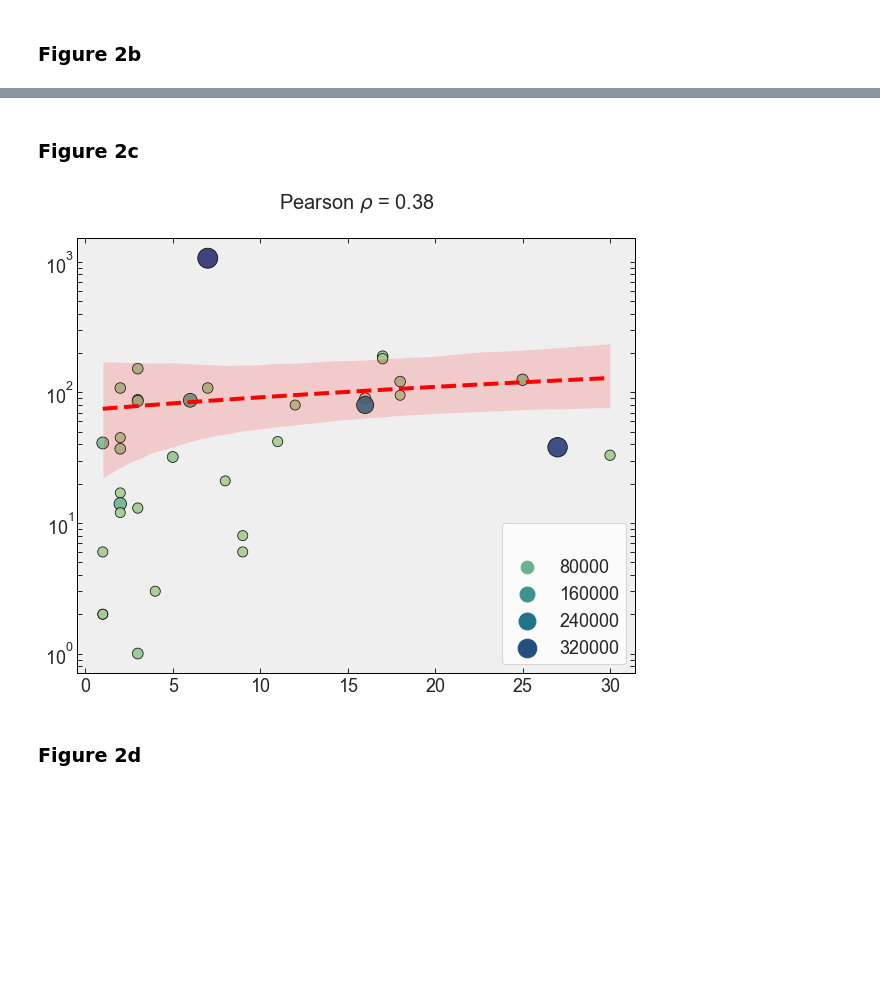
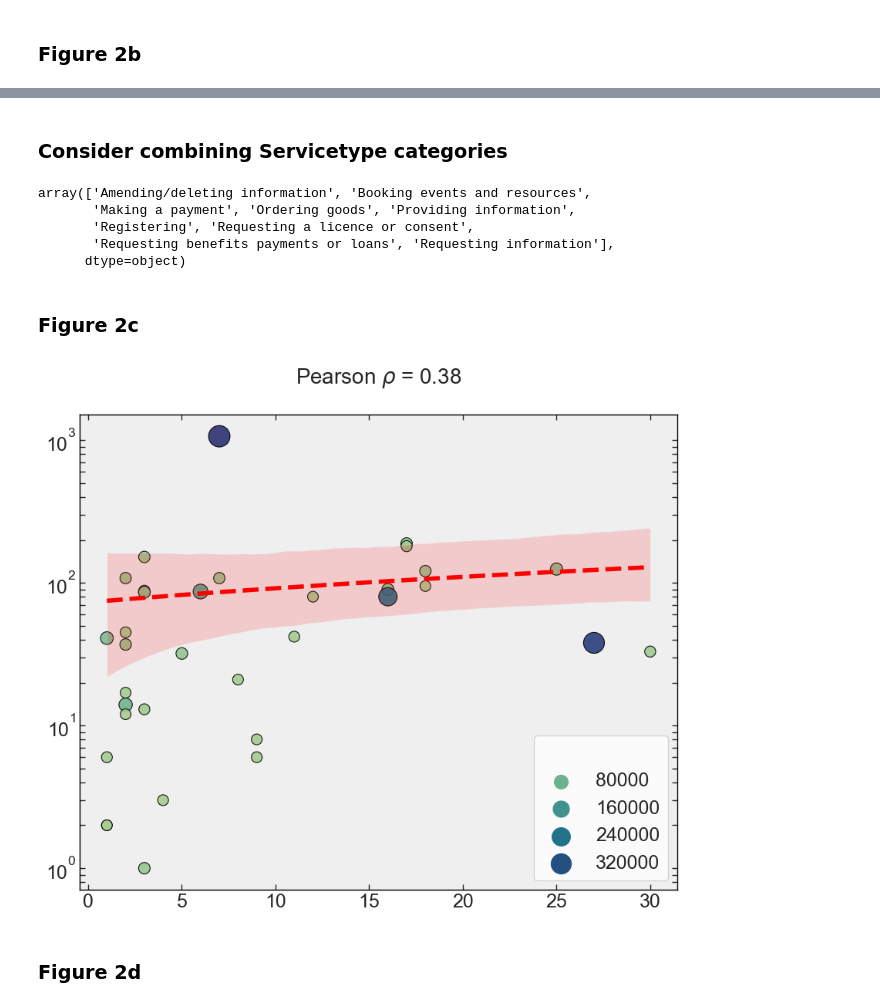
Before and after one commit to ai-for-public-services/structural-insights-into-uk-gov, a Jupyter notebook: notebooks/02-figure-2.ipynb, the cells around one changed output, grey strips where cells are left out. Saved outputs shown, nothing was run; the diff lists cells and outputs as text; code cells hidden in the pictures; blank space fills up the shorter version.

```diff
--- a/notebooks/02-figure-2.ipynb
+++ b/notebooks/02-figure-2.ipynb
@@ -14,0 +136,35 @@ from nltk.stem import WordNetLemmatizer
+# %%
+import matplotlib.pyplot as plt
+import seaborn as sns
+
+# Create a time series plot for 'InitialDeltaPerc' with customizations
+plt.figure(figsize=(12, 6))
+
+# Define a dictionary to specify precise 'coolwarm' hues for each 'Servicetype'
+color_dict = {
+    'Servicetype1': (0.2, 0.1, 0.5),  # Specify the RGB values for each 'Servicetype'
+    'Servicetype2': (0.8, 0.4, 0.1),
+    'Servicetype3': (0.1, 0.6, 0.9),
+    # Add more 'Servicetype' colors as needed
+}
+
+# Create a horizontal dotted gray line at y=0
+plt.axhline(y=0, color='black', linestyle='--', linewidth=1)
+
+# Plot lines for individual 'Servicetype' values with custom colors
+for servicetype in final_df['Servicetype'].unique():
+    data = final_df[final_df['Servicetype'] == servicetype]
+    y_data = data['InitialDeltaPerc']
+
+    # Use the specified color for the 'Servicetype' from the dictionary
+    color = color_dict.get(servicetype, 'blue')  # Use 'blue' as a default color
+
+    # Plot the line with the specified color
+    plt.plot(data['Quarter'], y_data, label=servicetype, color=color, linewidth=2, marker='o')
+
+plt.title('Delta of Volume by Servicetype compared to Baseline')
+plt.xlabel('Quarter')
+plt.ylabel('Delta in Volume (%)')
+plt.yscale('symlog')
+plt.legend(title='Servicetype', bbox_to_anchor=(1.05, 1), loc='upper left')
+plt.show()
@@ -14,0 +173,10 @@ from nltk.stem import WordNetLemmatizer
+# %% [markdown]
+### Consider combining Servicetype categories
+# %%
+final_df.Servicetype.unique()
+# %% [output]
+array(['Amending/deleting information', 'Booking events and resources',
+       'Making a payment', 'Ordering goods', 'Providing information',
+       'Registering', 'Requesting a licence or consent',
+       'Requesting benefits payments or loans', 'Requesting information'],
+      dtype=object)
@@ -30,9 +201,9 @@ def plot_forms_data(save=False):
     """
 
     # Load data
-    form_count_2022_df = pd.read_excel('../data/processed/202212-govuk-organisations-with-forms-processed.xlsx')
-    form_views_2022_df = pd.read_excel('../data/processed/202211-form-services-pageviews-processed.xlsx')
-    services_2023_df = pd.read_excel('../data/processed/202308-services-list-processed.xlsx')
+    form_count_2022_df = pd.read_excel(Path('../data/processed/202212-govuk-organisations-with-forms-processed.xlsx'))
+    form_views_2022_df = pd.read_excel(Path('../data/processed/202211-form-services-pageviews-processed.xlsx'))
+    services_2023_df = pd.read_excel(Path('../data/processed/202308-services-list-processed.xlsx'))
 
     # Rename the 'total' column to 'form_count'
     form_count_2022_df = form_count_2022_df.rename(columns={'total': 'form_count'})
@@ -121,36 +292,36 @@ def plot_forms_data(save=False):
     sns.regplot(data=merged_df,
             x='service_count',
             y='form_count',
             scatter=False,
             ax=g,
             color='red',
             line_kws={"linestyle": "--",
                       "linewidth": 4})
 
 
     # Modify the spines
     g.spines['top'].set_color('black')  # Remove top spine
     g.spines['right'].set_color('black')  # Remove right spine
     g.spines['left'].set_linewidth(1)
     g.spines['left'].set_color('black')
     g.spines['bottom'].set_linewidth(1)
     g.spines['bottom'].set_color('black')
     g.spines['right'].set_linewidth(1)
     g.spines['top'].set_linewidth(1)
 
     # Set axis labels and font size
     plt.xlabel('', fontsize=18)
     plt.ylabel('', fontsize=18)
 
     # Save figure
     if save == True:
-        plt.savefig("../reports/figures/fig2c.png", dpi=300)
+        plt.savefig(Path("../reports/figures/fig2c.png"), dpi=300)
     else:
         plt.show()
 
-plot_forms_data()
+plot_forms_data(save=True)
 # %% [output]
-[figure, old version]
+[figure, new version]
 # %% [markdown]
 ### Figure 2d
 # %%
```
Also changed, not shown: parts of 7 cells of this notebook, 3 other files.
